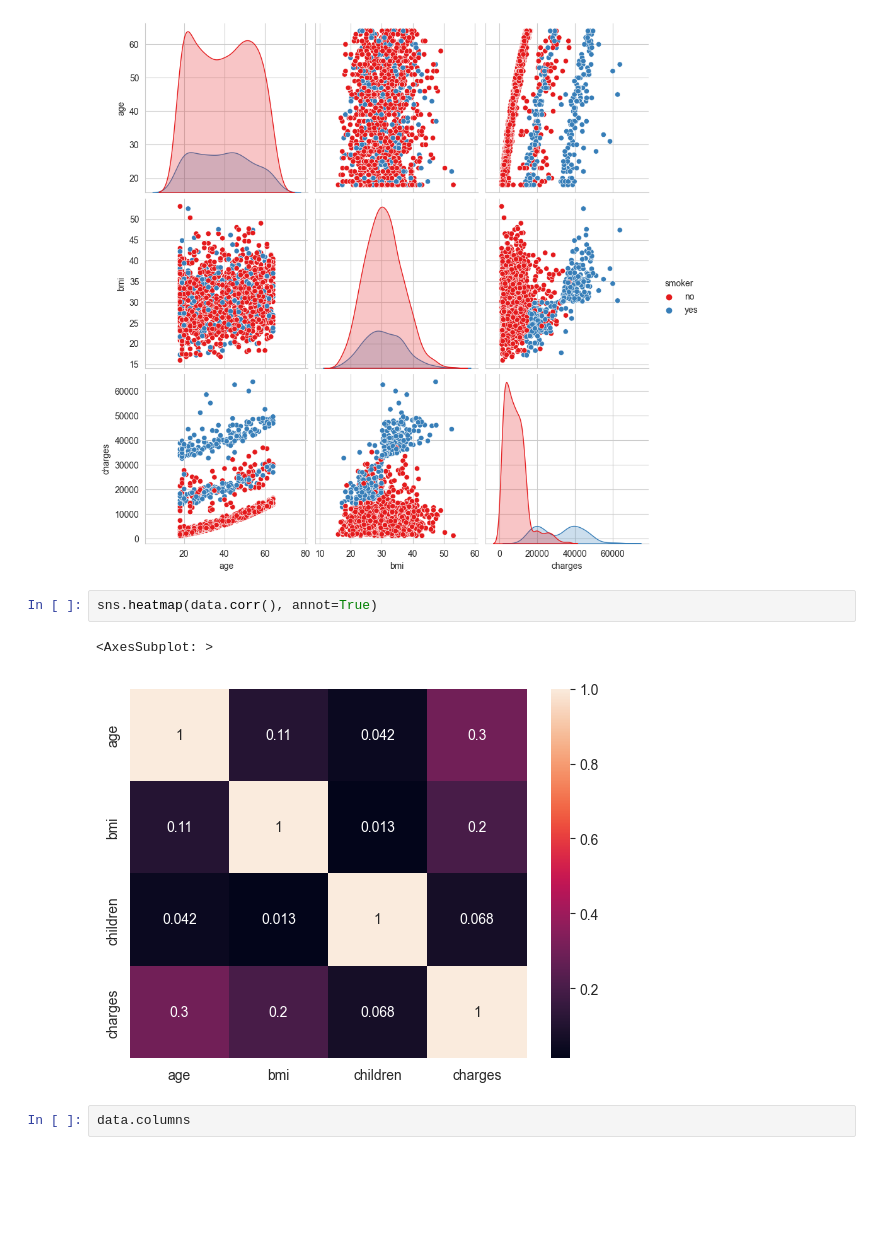
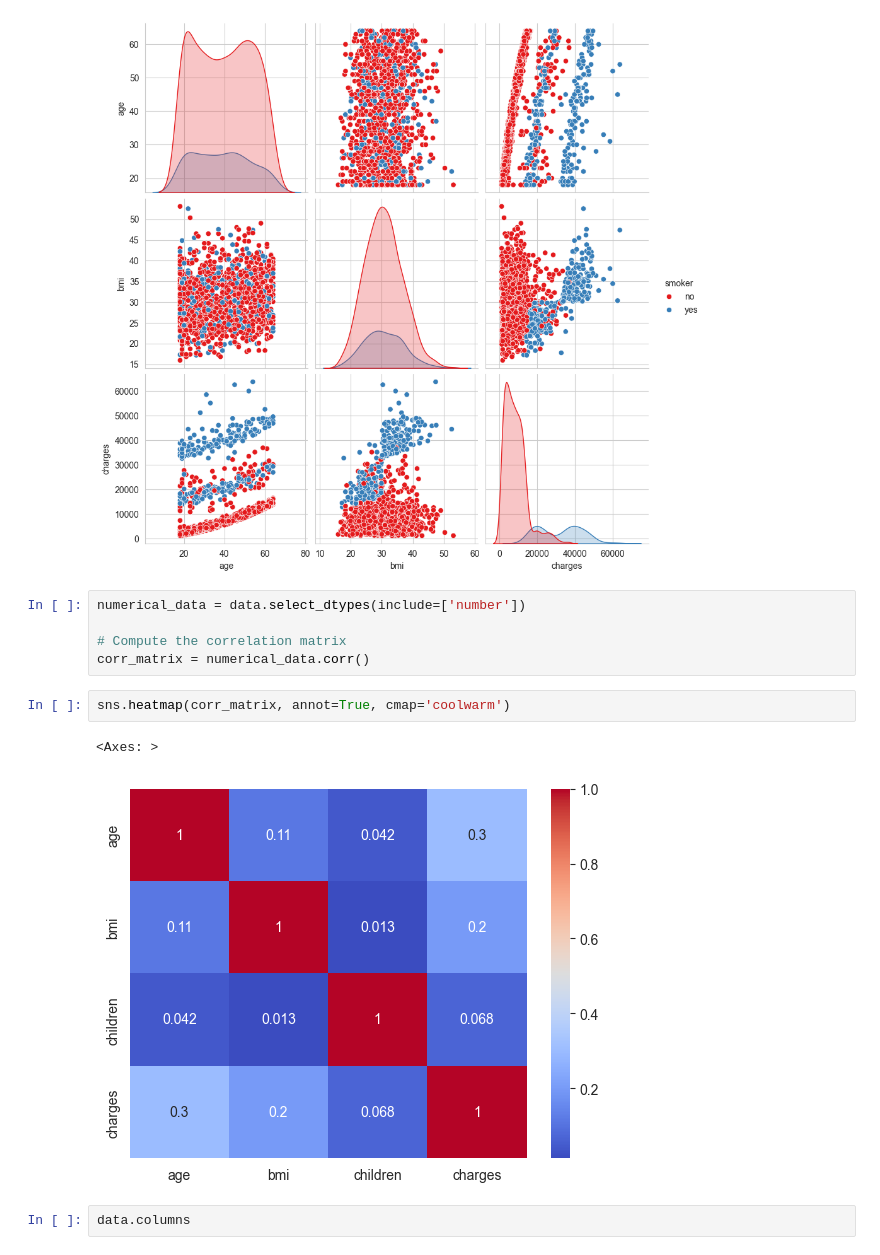
Before and after one commit to korkuthuseyin/patientPrice_ML, a Jupyter notebook: patienPrice.ipynb, the cells around one changed output. Drawn from its saved outputs; the diff is of its cells as text; blank space fills up the shorter version.

```diff
--- a/patienPrice.ipynb
+++ b/patienPrice.ipynb
@@ -49,11 +49,16 @@ sns.pairplot(data[['age', 'bmi', 'charges', 'smoker']],
 # %% [output]
 <seaborn.axisgrid.PairGrid at 0x...>
 [figure]
+# %%
+numerical_data = data.select_dtypes(include=['number'])
+
+# Compute the correlation matrix
+corr_matrix = numerical_data.corr()
 # %%
-sns.heatmap(data.corr(), annot=True)
+sns.heatmap(corr_matrix, annot=True, cmap='coolwarm')
 # %% [output]
-<AxesSubplot: >
+<Axes: >
-[figure, old version]
+[figure, new version]
 # %%
 data.columns
 # %% [output]
```
Also changed, not shown: parts of 7 cells of this notebook, 1 other file.
